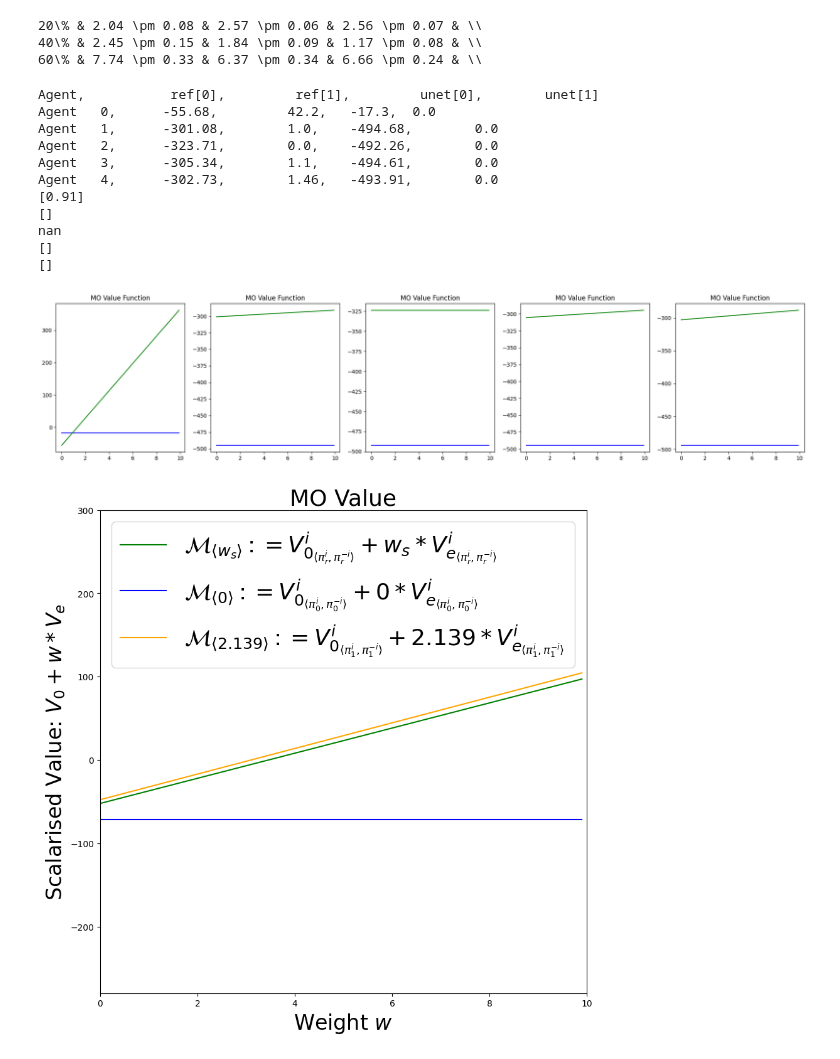
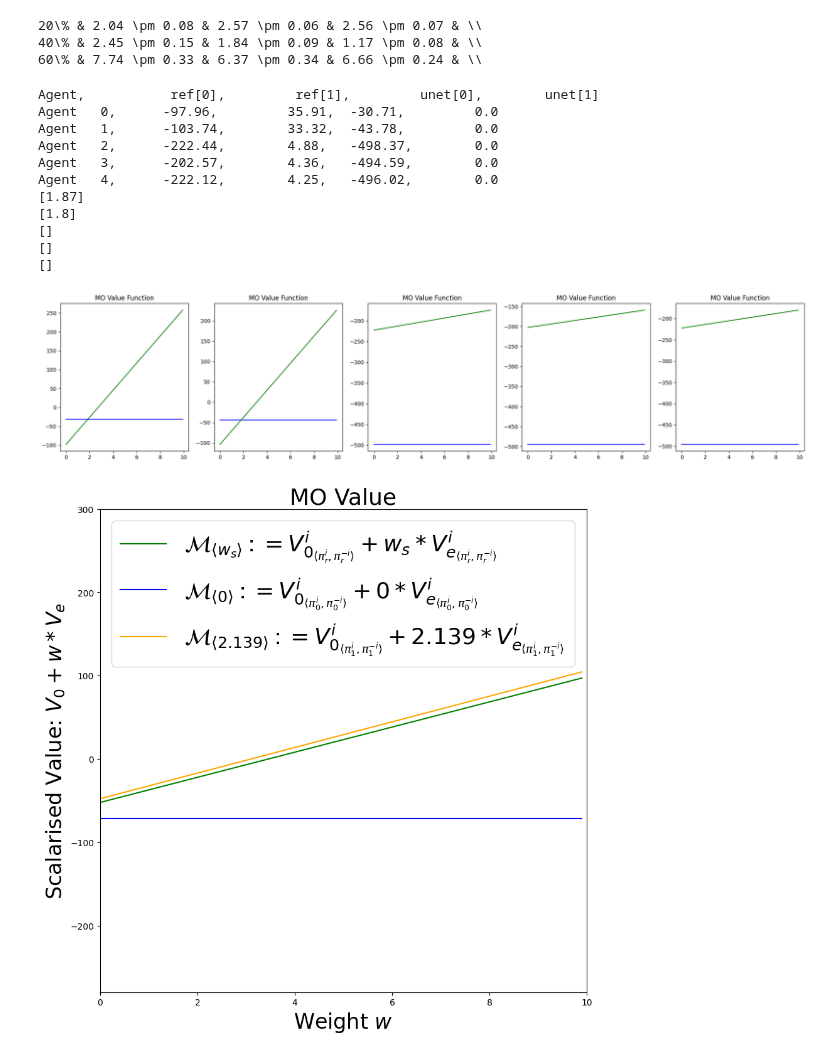
Before and after one commit to maymac00/MAEGG_IPPO, a Jupyter notebook: wes.ipynb, the cells around one changed output. Drawn from its saved outputs; the diff is of its cells as text; code cells hidden in the pictures.

```diff
--- a/wes.ipynb
+++ b/wes.ipynb
@@ -88,48 +88,48 @@ import matplotlib.pyplot as plt
 import  matplotlib
 # matplotlib.use("Qt5Agg")
 
-ref = policies[0.2][10]
-unet = policies[0.2][0]
+ref = policies[0.4][1000]
+unet = policies[0.4][0]
 unet[:, 1] = 0
 
 fig, axs = plt.subplots(1, 5, figsize=(25, 5))
 step = 0.1
 # for ag in mo_value_w10:
 max_weight = 10
 # Subplot for each agent
 x = np.arange(0, max_weight, step)
 w = np.array([np.ones(int(max_weight/step)), np.arange(0, max_weight, step)])
 
 print("Agent, \t\t ref[0],\t ref[1],\t unet[0],\t unet[1]")
 for i, ag in enumerate(range(5)):
     # Print lines like: Agent i, ref[0], ref[1], unet[0], unet[1]
     print(f"Agent \t{ag}, \t{ref[ag, 0]}, \t{ref[ag, 1]}, \t{unet[ag, 0]}, \t{unet[ag, 1]}")
 
 for i, ag in enumerate(range(5)):
     axs[i].set_title("MO Value Function")
     axs[i].plot(x, np.dot(unet[ag], w), c="blue")
     axs[i].plot(x, np.dot(ref[ag], w), c="green")
 
 wes = []
 for ag in range(5):
     # Print intersecctions
     inter = get_intersection(unet[ag, 0], unet[ag, 1], ref[ag, 0], ref[ag, 1], max_weight=max_weight)
     print(inter)
     wes.append(inter)
 plt.show()
 # %% [output]
 Agent,           ref[0],         ref[1],         unet[0],        unet[1]
-Agent   0,      -55.68,         42.2,   -17.3,  0.0
-Agent   1,      -301.08,        1.0,    -494.68,        0.0
-Agent   2,      -323.71,        0.0,    -492.26,        0.0
-Agent   3,      -305.34,        1.1,    -494.61,        0.0
-Agent   4,      -302.73,        1.46,   -493.91,        0.0
-[0.91]
-[]
-nan
+Agent   0,      -97.96,         35.91,  -30.71,         0.0
+Agent   1,      -103.74,        33.32,  -43.78,         0.0
+Agent   2,      -222.44,        4.88,   -498.37,        0.0
+Agent   3,      -202.57,        4.36,   -494.59,        0.0
+Agent   4,      -222.12,        4.25,   -496.02,        0.0
+[1.87]
+[1.8]
 []
 []
+[]
-[figure, old version]
+[figure, new version]
 # %%
 # Ploting for paper
 import matplotlib.pyplot as plt
```
Also changed, not shown: parts of 1 cell of this notebook, 9 other files.
